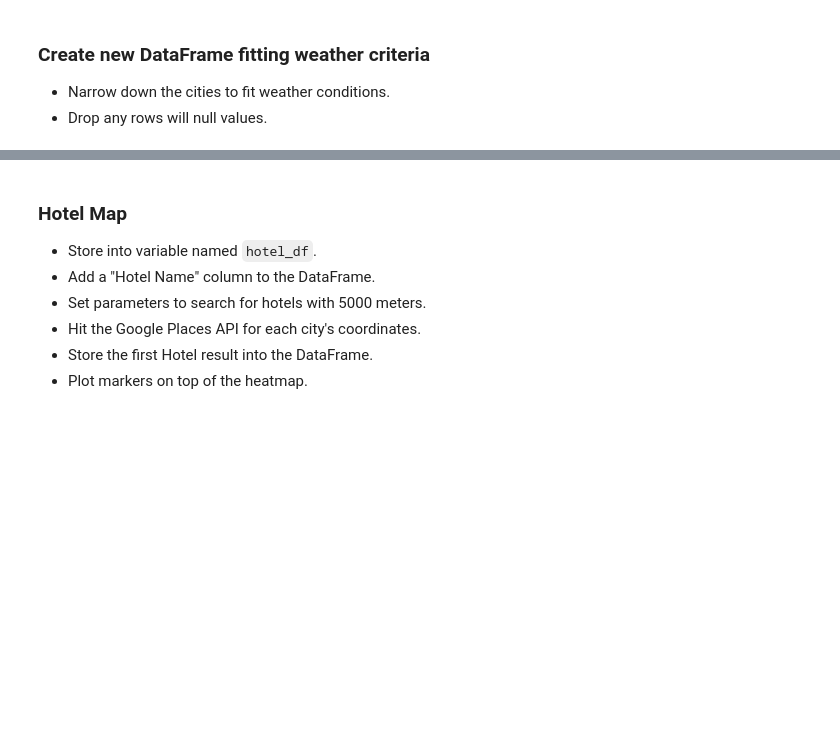
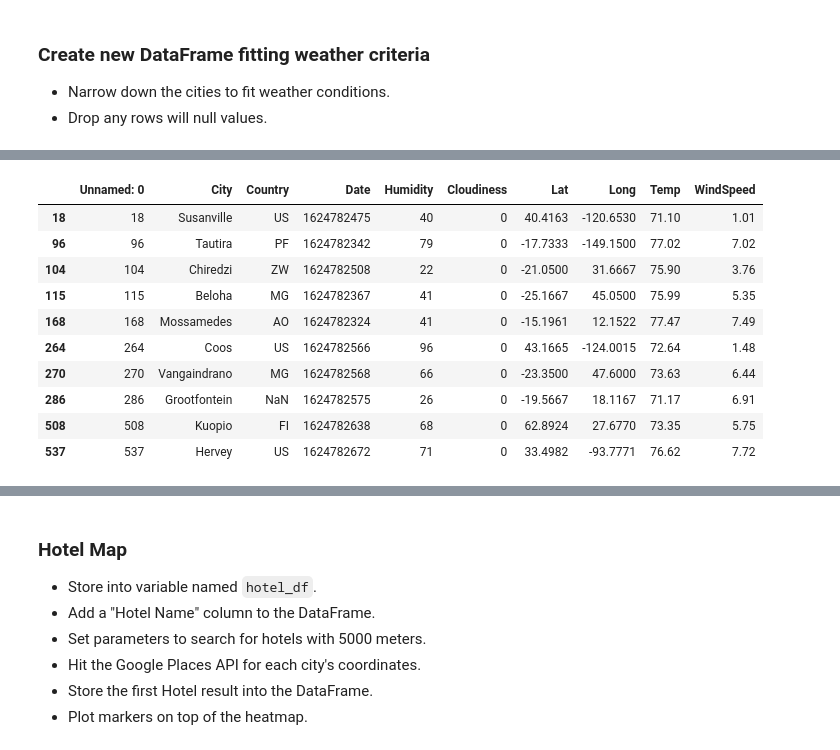
Before and after one commit to lauraezr/python-api-challenge, a Jupyter notebook: WeatherPy/VacationPy.ipynb, the cells around one changed output, grey strips where cells are left out. Cells and saved outputs as stored; diff of their text form; code cells hidden in the pictures; blank space fills up the shorter version.

```diff
--- a/WeatherPy/VacationPy.ipynb
+++ b/WeatherPy/VacationPy.ipynb
@@ -70,0 +99,16 @@ SyntaxError: invalid syntax (<ipython-input-18-a851001be6a7>, line 1)
+# %%
+# Drop any rows that don't contain all three conditions. You want to be sure the weather is ideal.
+niceweather_city_data = city_data.loc[(city_data["Temp"] > 70) & (city_data["Temp"] < 80) & (city_data["WindSpeed"] < 10) & (city_data["Cloudiness"] == 0)]
+niceweather_city_data
+# %% [output]
+|  | Unnamed: 0 | City | Country | Date | Humidity | Cloudiness | Lat | Long | Temp | WindSpeed |
+| 18 | 18 | Susanville | US | 1624782475 | 40 | 0 | 40.4163 | -120.6530 | 71.10 | 1.01 |
+| 96 | 96 | Tautira | PF | 1624782342 | 79 | 0 | -17.7333 | -149.1500 | 77.02 | 7.02 |
+| 104 | 104 | Chiredzi | ZW | 1624782508 | 22 | 0 | -21.0500 | 31.6667 | 75.90 | 3.76 |
+| 115 | 115 | Beloha | MG | 1624782367 | 41 | 0 | -25.1667 | 45.0500 | 75.99 | 5.35 |
+| 168 | 168 | Mossamedes | AO | 1624782324 | 41 | 0 | -15.1961 | 12.1522 | 77.47 | 7.49 |
+| 264 | 264 | Coos | US | 1624782566 | 96 | 0 | 43.1665 | -124.0015 | 72.64 | 1.48 |
+| 270 | 270 | Vangaindrano | MG | 1624782568 | 66 | 0 | -23.3500 | 47.6000 | 73.63 | 6.44 |
+| 286 | 286 | Grootfontein | NaN | 1624782575 | 26 | 0 | -19.5667 | 18.1167 | 71.17 | 6.91 |
+| 508 | 508 | Kuopio | FI | 1624782638 | 68 | 0 | 62.8924 | 27.6770 | 73.35 | 5.75 |
+| 537 | 537 | Hervey | US | 1624782672 | 71 | 0 | 33.4982 | -93.7771 | 76.62 | 7.72 |
```
Also changed, not shown: parts of 15 cells of this notebook, 3 other files.
